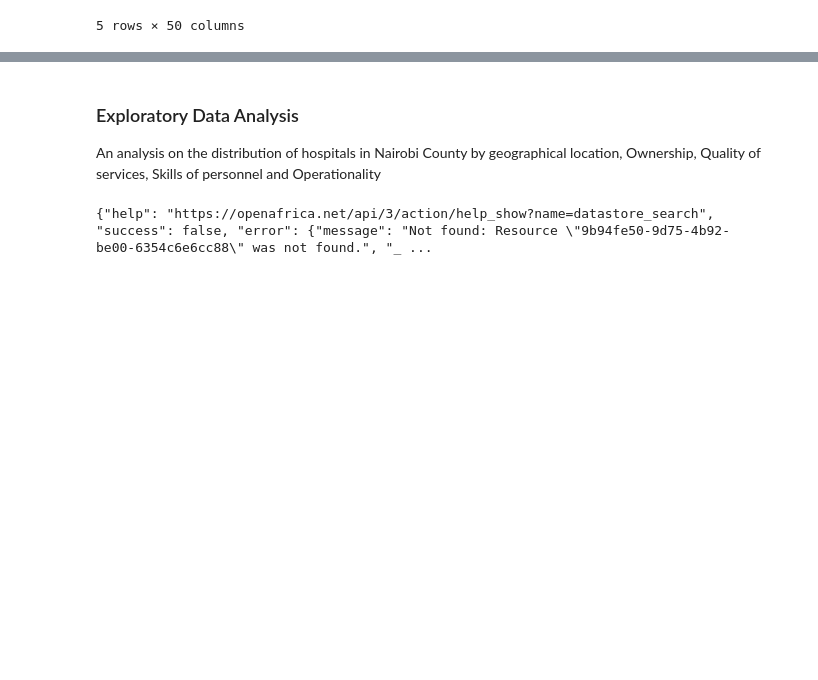
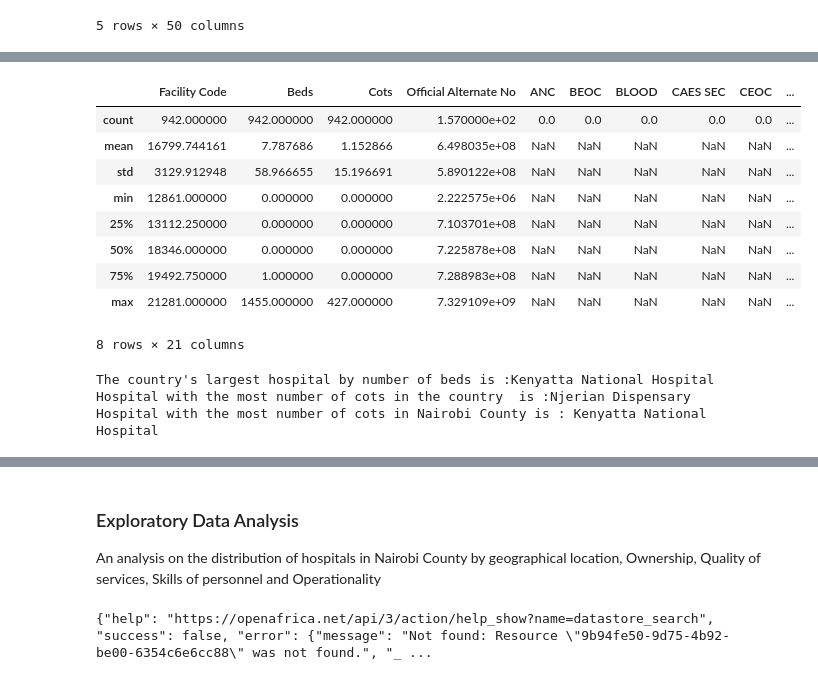
Before and after one commit to Doro97/Nairobi-County-Accessibility-of-Health-Care, a Jupyter notebook: eda.ipynb, the cells around one changed output, grey strips where cells are left out. Drawn from its saved outputs; the diff is of its cells as text; code cells hidden in the pictures; blank space fills up the shorter version.

```diff
--- a/eda.ipynb
+++ b/eda.ipynb
@@ -17,0 +92,30 @@ nairobi_dataset.head()
+# %%
+nairobi_dataset.describe()
+# %% [output]
+|  | Facility Code | Beds | Cots | Official Alternate No | ANC | BEOC | BLOOD | CAES SEC | CEOC | ... |
+| count | 942.000000 | 942.000000 | 942.000000 | 1.570000e+02 | 0.0 | 0.0 | 0.0 | 0.0 | 0.0 | ... |
+| mean | 16799.744161 | 7.787686 | 1.152866 | 6.498035e+08 | NaN | NaN | NaN | NaN | NaN | ... |
+| std | 3129.912948 | 58.966655 | 15.196691 | 5.890122e+08 | NaN | NaN | NaN | NaN | NaN | ... |
+| min | 12861.000000 | 0.000000 | 0.000000 | 2.222575e+06 | NaN | NaN | NaN | NaN | NaN | ... |
+| 25% | 13112.250000 | 0.000000 | 0.000000 | 7.103701e+08 | NaN | NaN | NaN | NaN | NaN | ... |
+| 50% | 18346.000000 | 0.000000 | 0.000000 | 7.225878e+08 | NaN | NaN | NaN | NaN | NaN | ... |
+| 75% | 19492.750000 | 1.000000 | 0.000000 | 7.288983e+08 | NaN | NaN | NaN | NaN | NaN | ... |
+| max | 21281.000000 | 1455.000000 | 427.000000 | 7.329109e+09 | NaN | NaN | NaN | NaN | NaN | ... |
+8 rows × 21 columns
+# %%
+
+def get_value_at_max(dataframe, column_max, column_extract):
+    max_index = dataframe[column_max].idxmax()
+    value_at_max = dataframe.at[max_index, column_extract]
+    return value_at_max
+
+nation_largest_hospital = get_value_at_max(df, 'Beds', 'Facility Name')
+nation_largest_maternity_hospital = get_value_at_max(df, 'Cots', 'Facility Name')
+nairoby_largest_maternity_hospital = get_value_at_max(nairobi_dataset, 'Cots', 'Facility Name')
+print( f"The country's largest hospital by number of beds is :{nation_largest_hospital} \nHospital with the most number of cots in the country  is :{nation_largest_maternity_hospital} \nHospital with the most number of cots in Nairobi County is : {nairoby_largest_maternity_hospital}" )
+#    print("The country's largest maternity hospital by number of beds is :", nation_largest_maternity_hospital)
+# "Nairobu's largest maternity hospital by number of beds is :", nation_largest_maternity_hospital)
+# %% [output]
+The country's largest hospital by number of beds is :Kenyatta National Hospital
+Hospital with the most number of cots in the country  is :Njerian Dispensary
+Hospital with the most number of cots in Nairobi County is : Kenyatta National Hospital
```
Also changed, not shown: parts of 16 cells of this notebook.
